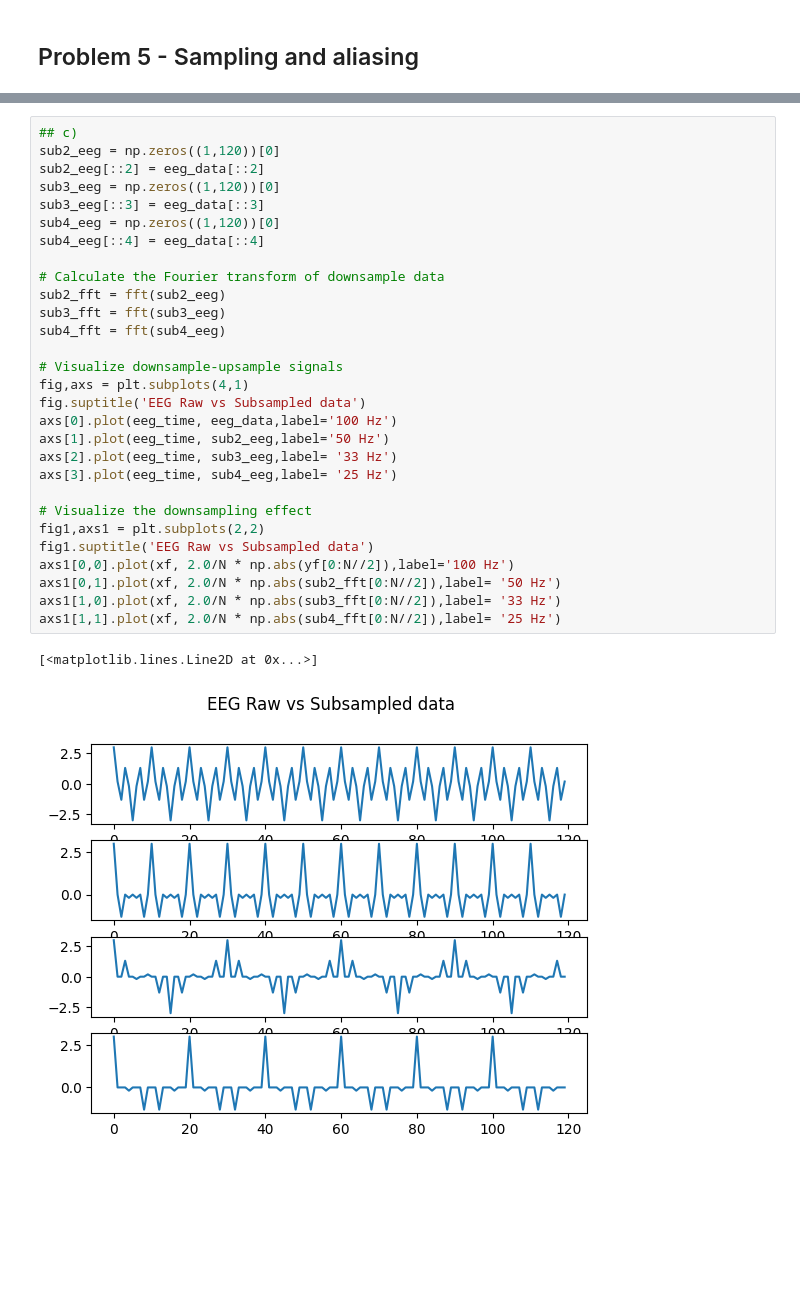
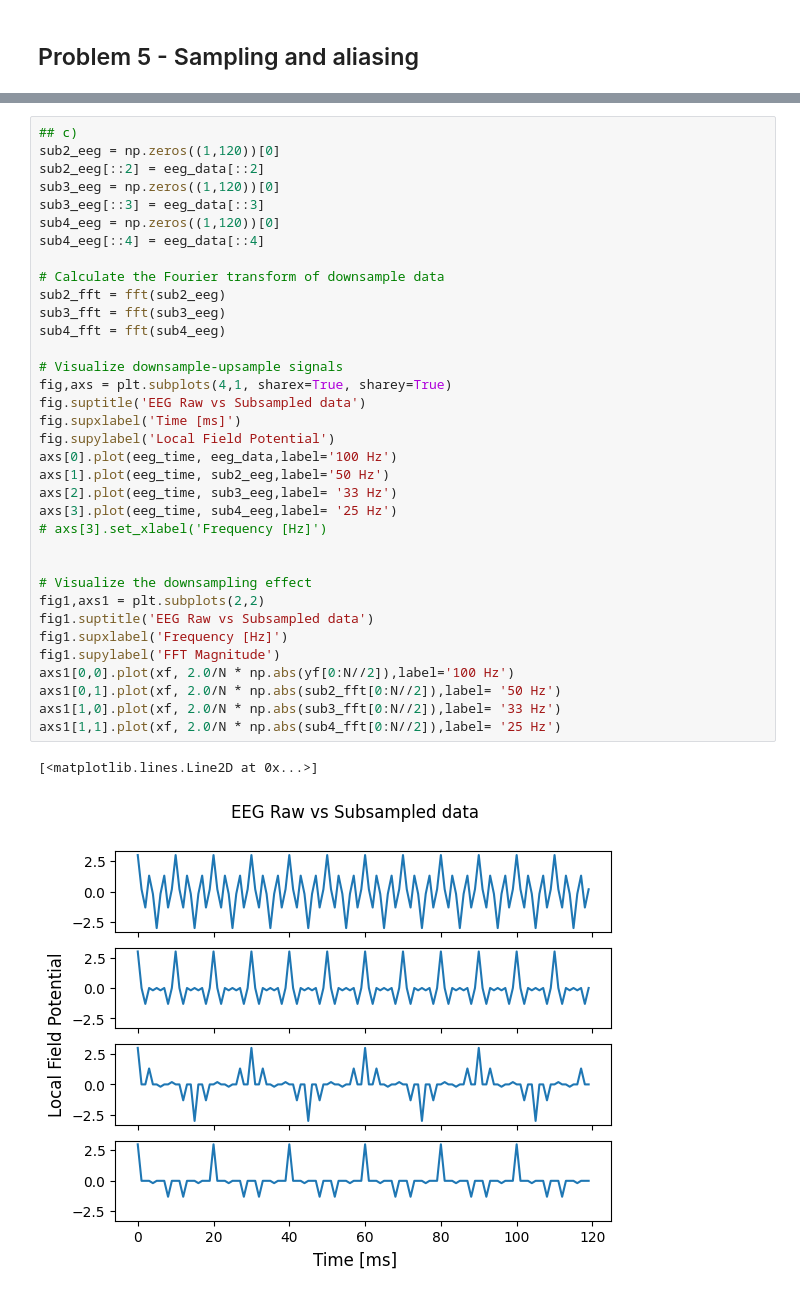
Before and after one commit to juanpbotero98/Homework-Repos, a Jupyter notebook: HW3/Problem_5.ipynb, the cells around one changed output, grey strips where cells are left out. Cells and saved outputs as stored; diff of their text form; blank space fills up the shorter version.

```diff
--- a/HW3/Problem_5.ipynb
+++ b/HW3/Problem_5.ipynb
@@ -53,32 +60,38 @@ plt.show()
 # %%
 ## c)
 sub2_eeg = np.zeros((1,120))[0]
 sub2_eeg[::2] = eeg_data[::2]
 sub3_eeg = np.zeros((1,120))[0]
 sub3_eeg[::3] = eeg_data[::3]
 sub4_eeg = np.zeros((1,120))[0]
 sub4_eeg[::4] = eeg_data[::4]
 
 # Calculate the Fourier transform of downsample data
 sub2_fft = fft(sub2_eeg)
 sub3_fft = fft(sub3_eeg)
 sub4_fft = fft(sub4_eeg)
 
 # Visualize downsample-upsample signals
-fig,axs = plt.subplots(4,1)
+fig,axs = plt.subplots(4,1, sharex=True, sharey=True)
 fig.suptitle('EEG Raw vs Subsampled data')
+fig.supxlabel('Time [ms]')
+fig.supylabel('Local Field Potential')
 axs[0].plot(eeg_time, eeg_data,label='100 Hz')
 axs[1].plot(eeg_time, sub2_eeg,label='50 Hz')
 axs[2].plot(eeg_time, sub3_eeg,label= '33 Hz')
 axs[3].plot(eeg_time, sub4_eeg,label= '25 Hz')
+# axs[3].set_xlabel('Frequency [Hz]')
+
 
 # Visualize the downsampling effect
 fig1,axs1 = plt.subplots(2,2)
 fig1.suptitle('EEG Raw vs Subsampled data')
+fig1.supxlabel('Frequency [Hz]')
+fig1.supylabel('FFT Magnitude')
 axs1[0,0].plot(xf, 2.0/N * np.abs(yf[0:N//2]),label='100 Hz')
 axs1[0,1].plot(xf, 2.0/N * np.abs(sub2_fft[0:N//2]),label= '50 Hz')
 axs1[1,0].plot(xf, 2.0/N * np.abs(sub3_fft[0:N//2]),label= '33 Hz')
 axs1[1,1].plot(xf, 2.0/N * np.abs(sub4_fft[0:N//2]),label= '25 Hz')
 # %% [output]
 [<matplotlib.lines.Line2D at 0x...>]
-[figure, old version]
+[figure, new version]
```
Also changed, not shown: parts of 7 cells of this notebook, 1 other file.
